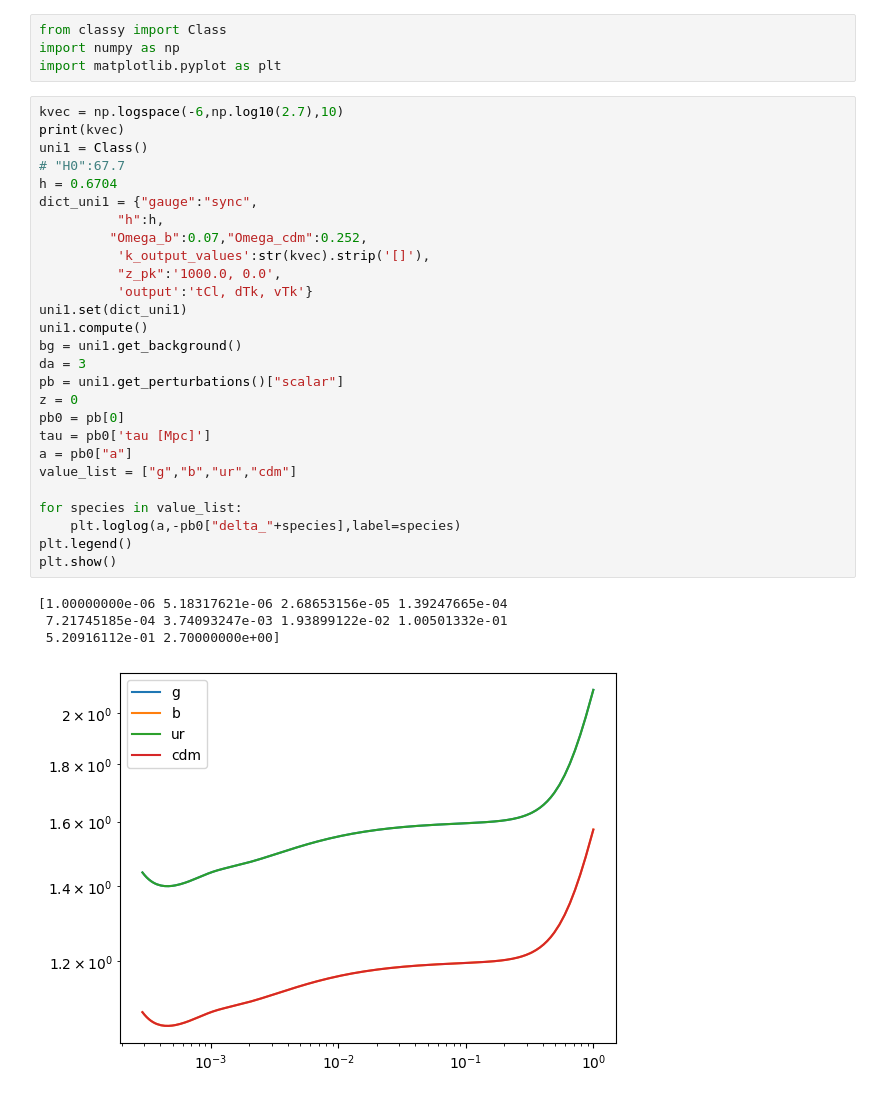
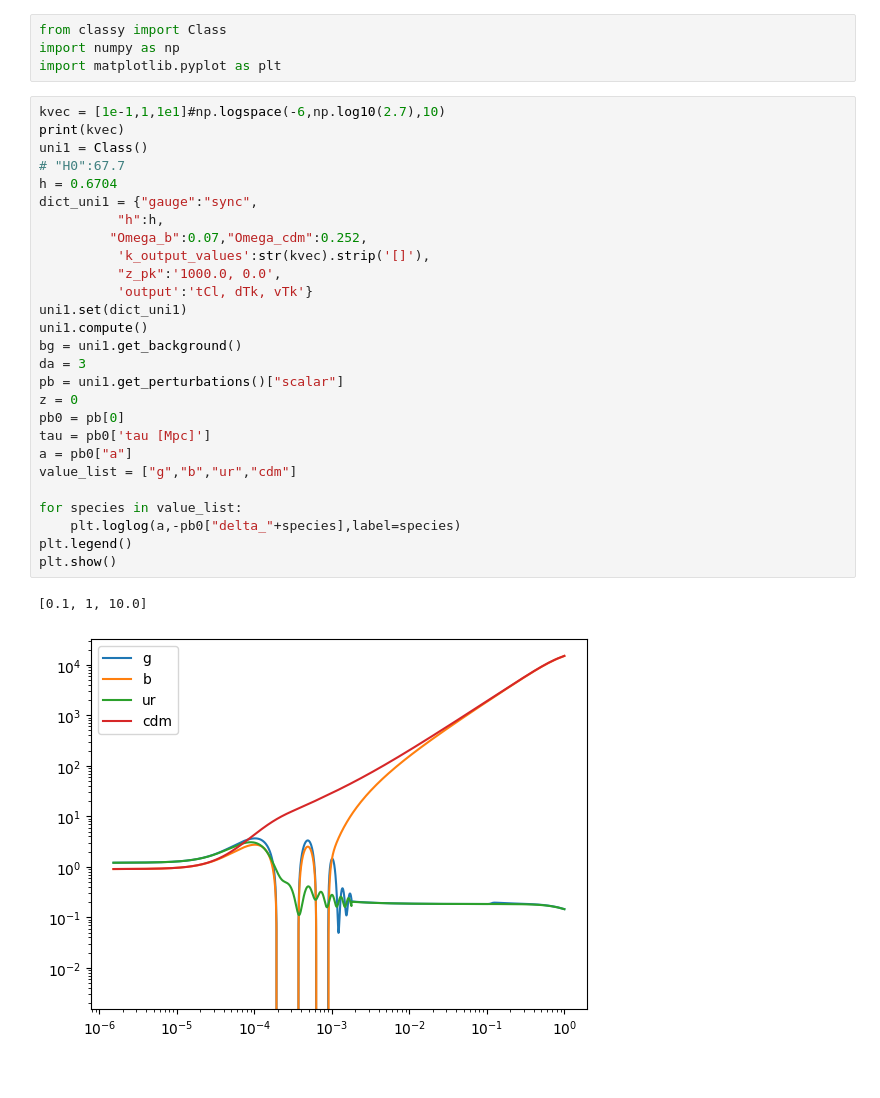
Before and after one commit to eriksteenberg/Power-spectrum-Test, a Jupyter notebook: Deltaer.ipynb, the cells around one changed output. Cells and saved outputs as stored; diff of their text form.

```diff
--- a/Deltaer.ipynb
+++ b/Deltaer.ipynb
@@ -3,34 +3,32 @@ from classy import Class
 import numpy as np
 import matplotlib.pyplot as plt
 # %%
-kvec = np.logspace(-6,np.log10(2.7),10)
+kvec = [1e-1,1,1e1]#np.logspace(-6,np.log10(2.7),10)
 print(kvec)
 uni1 = Class()
 # "H0":67.7
 h = 0.6704
 dict_uni1 = {"gauge":"sync",
           "h":h,
          "Omega_b":0.07,"Omega_cdm":0.252,
           'k_output_values':str(kvec).strip('[]'),
           "z_pk":'1000.0, 0.0',
           'output':'tCl, dTk, vTk'}
 uni1.set(dict_uni1)
 uni1.compute()
 bg = uni1.get_background()
 da = 3
 pb = uni1.get_perturbations()["scalar"]
 z = 0
 pb0 = pb[0]
 tau = pb0['tau [Mpc]']
 a = pb0["a"]
 value_list = ["g","b","ur","cdm"]
 
 for species in value_list:
     plt.loglog(a,-pb0["delta_"+species],label=species)
 plt.legend()
 plt.show()
 # %% [output]
-[1.00000000e-06 5.18317621e-06 2.68653156e-05 1.39247665e-04
- 7.21745185e-04 3.74093247e-03 1.93899122e-02 1.00501332e-01
- 5.20916112e-01 2.70000000e+00]
+[0.1, 1, 10.0]
-[figure, old version]
+[figure, new version]
```
Also changed, not shown: 4 other files.
